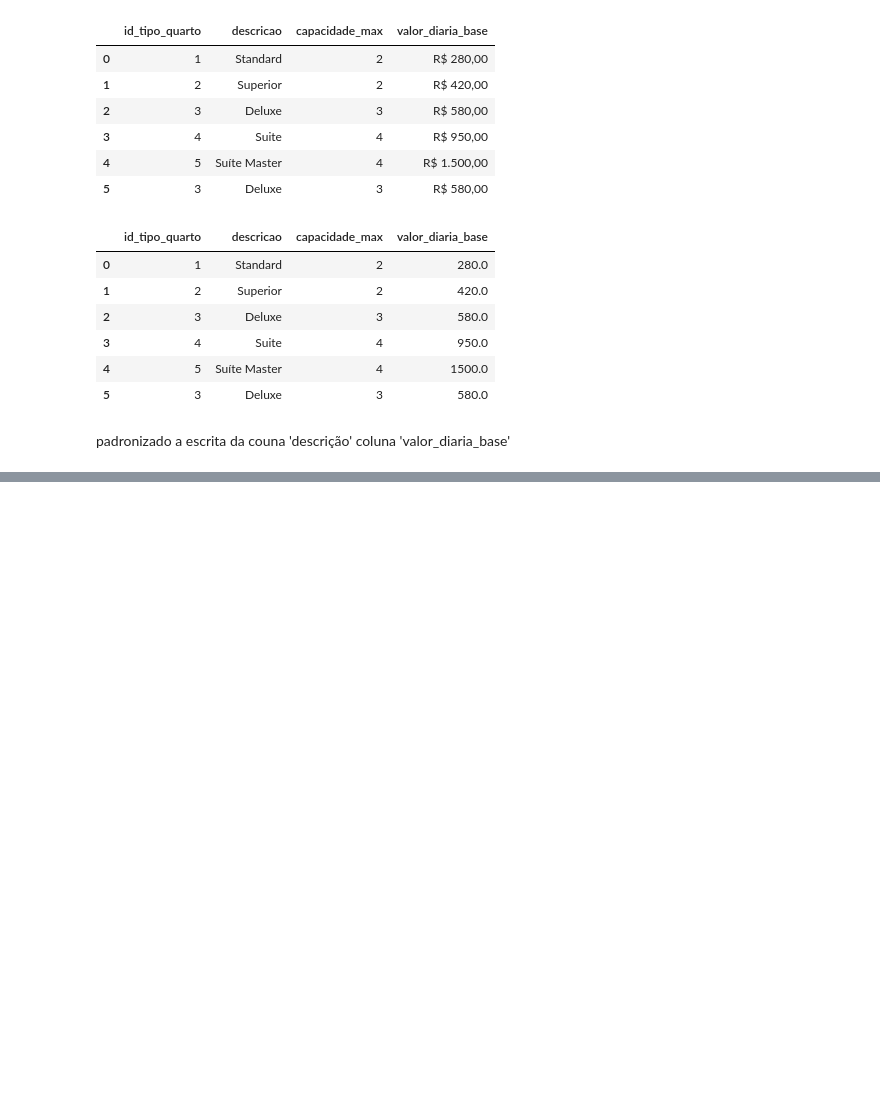
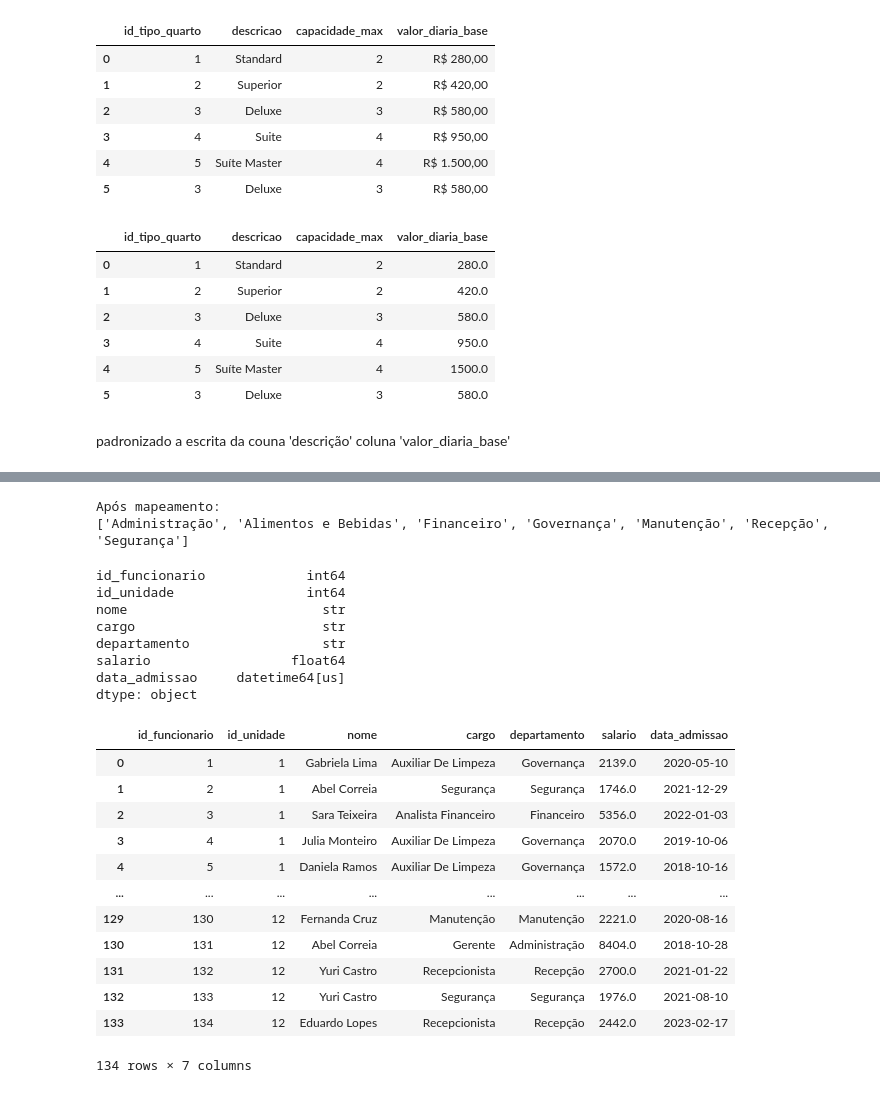
Before and after one commit to CarlosEduardoRodrigues7/Narahotel, a Jupyter notebook: narahotel.ipynb, the cells around one changed output, grey strips where cells are left out. Saved outputs shown, nothing was run; the diff lists cells and outputs as text; code cells hidden in the pictures; blank space fills up the shorter version.

```diff
--- a/narahotel.ipynb
+++ b/narahotel.ipynb
@@ -327,0 +433,2 @@ coluna 'valor_diaria_base'
+# %%
+df_fun['cargo'] = df_fun['cargo'].str.strip().str.title()
@@ -327,0 +439,55 @@ coluna 'valor_diaria_base'
+# %%
+dep = {
+    'Gov.':                'Governança',
+    'Admin.':                  'Administração',
+    'A&B':                   'Alimentos e Bebidas',
+     'Baixada fluminense':             'Baixada Fluminense'
+}
+df_fun['departamento'] = df_fun['departamento'].map(dep).fillna(df_fun['departamento'])
+
+print('Após mapeamento:')
+print(sorted(df_fun['departamento'].unique()))
+# %% [output]
+Após mapeamento:
+['Administração', 'Alimentos e Bebidas', 'Financeiro', 'Governança', 'Manutenção', 'Recepção', 'Segurança']
+# %%
+df_fun['salario'] = (
+df_fun['salario']
+.str.replace('.', '', regex=False)
+.str.replace('"', '', regex=False)
+.str.replace(',', '.', regex=False)
+.astype(float)
+)
+# %%
+df_fun['data_admissao'] = pd.to_datetime(
+    df_fun['data_admissao'],
+    format='mixed',
+    dayfirst=True,
+    errors='coerce'
+)
+# %%
+display(df_fun.dtypes)
+df_fun.to_csv('funcionarios.csv', sep=';', index=False)
+df_fun
+# %% [output]
+id_funcionario             int64
+id_unidade                 int64
+nome                         str
+cargo                        str
+departamento                 str
+salario                  float64
+data_admissao     datetime64[us]
+dtype: object
+|  | id_funcionario | id_unidade | nome | cargo | departamento | salario | data_admissao |
+| 0 | 1 | 1 | Gabriela Lima | Auxiliar De Limpeza | Governança | 2139.0 | 2020-05-10 |
+| 1 | 2 | 1 | Abel Correia | Segurança | Segurança | 1746.0 | 2021-12-29 |
+| 2 | 3 | 1 | Sara Teixeira | Analista Financeiro | Financeiro | 5356.0 | 2022-01-03 |
+| 3 | 4 | 1 | Julia Monteiro | Auxiliar De Limpeza | Governança | 2070.0 | 2019-10-06 |
+| 4 | 5 | 1 | Daniela Ramos | Auxiliar De Limpeza | Governança | 1572.0 | 2018-10-16 |
+| ... | ... | ... | ... | ... | ... | ... | ... |
+| 129 | 130 | 12 | Fernanda Cruz | Manutenção | Manutenção | 2221.0 | 2020-08-16 |
+| 130 | 131 | 12 | Abel Correia | Gerente | Administração | 8404.0 | 2018-10-28 |
+| 131 | 132 | 12 | Yuri Castro | Recepcionista | Recepção | 2700.0 | 2021-01-22 |
+| 132 | 133 | 12 | Yuri Castro | Segurança | Segurança | 1976.0 | 2021-08-10 |
+| 133 | 134 | 12 | Eduardo Lopes | Recepcionista | Recepção | 2442.0 | 2023-02-17 |
+134 rows × 7 columns
```
Also changed, not shown: parts of 17 cells of this notebook, 5 other files.
